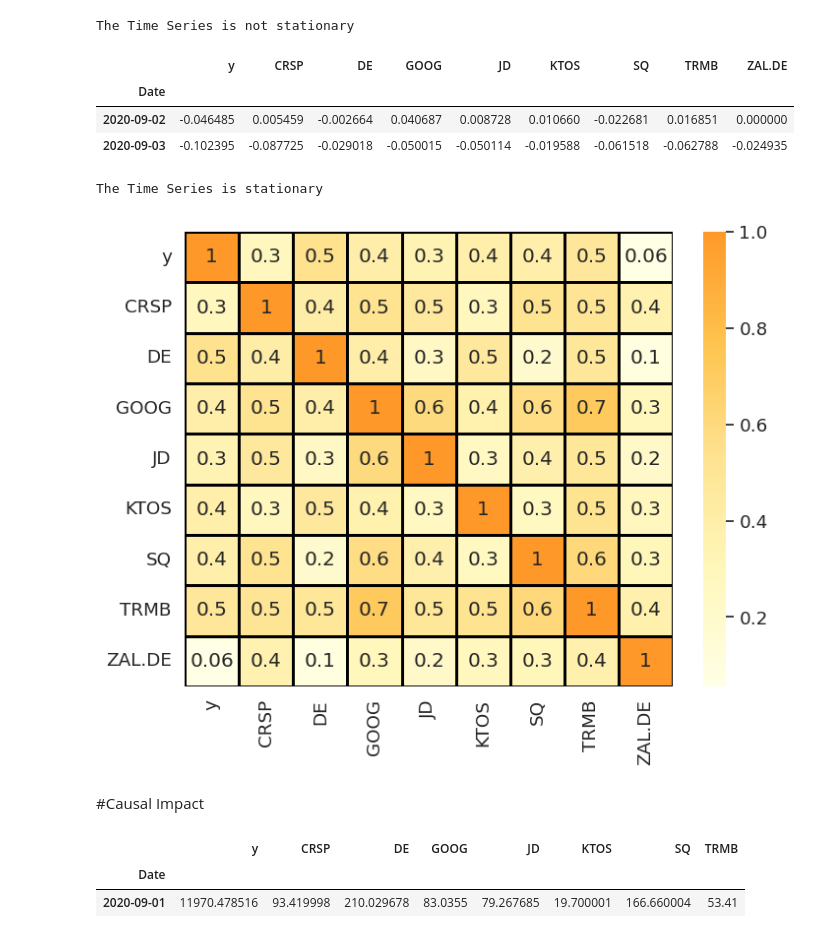
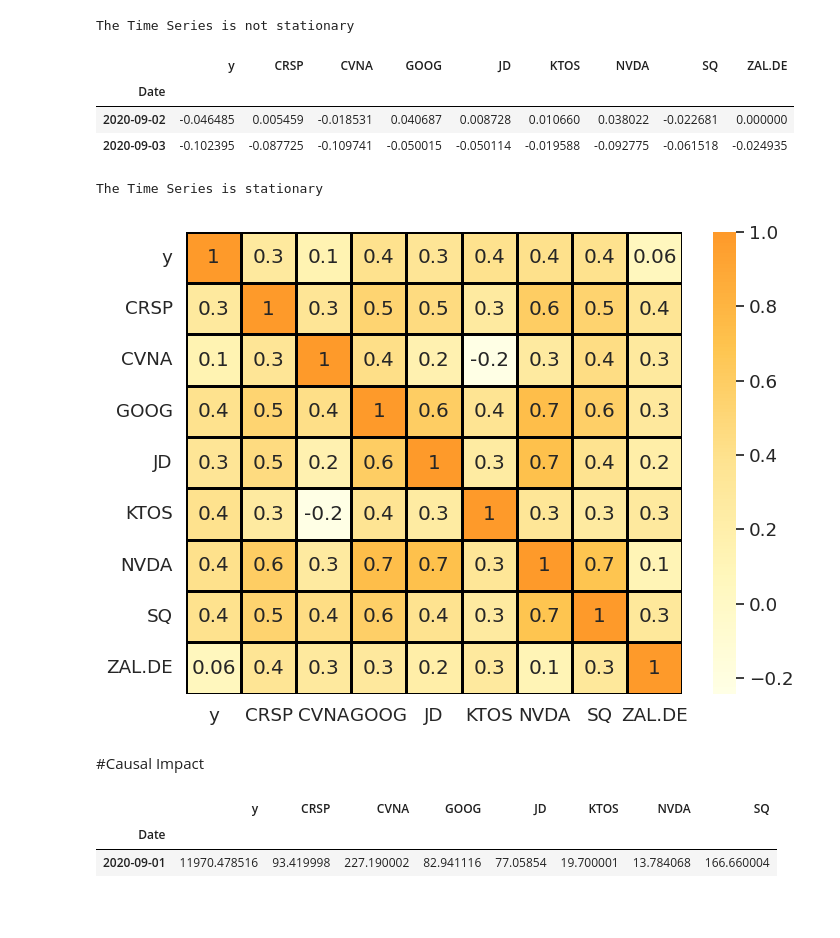
Before and after one commit to jcketterer/ztm_econometrics_and_casual_inference, a Jupyter notebook: google_causal_impact/Google_Causal_Impact.ipynb, the cells around one changed output. Drawn from its saved outputs; the diff is of its cells as text; code cells hidden in the pictures; blank space fills up the shorter version.

```diff
--- a/google_causal_impact/Google_Causal_Impact.ipynb
+++ b/google_causal_impact/Google_Causal_Impact.ipynb
@@ -36,7 +33,7 @@ Date
 Name: y, dtype: float64
 # %%
 #Load more stock data
-stocks = ["ZAL.DE", "SQ", "CRSP", "TRMB", "JD", "DE", "KTOS", "GOOG"]
+stocks = ["NVDA", "SQ", "CRSP", "CVNA", "JD", "ZAL.DE", "KTOS", "GOOG"]
 X = yf.download(tickers = stocks,
                 start = training_start,
                 end = end_stock,
@@ -114,12 +115,13 @@ else:
 The Time Series is not stationary
 # %%
 #Differencing: subtract or divide
+# df_training.pct_change().dropna()
 differencing = df_training.pct_change().dropna()
 differencing.head(2)
 # %% [output]
-|  | y | CRSP | DE | GOOG | JD | KTOS | SQ | TRMB | ZAL.DE |
+|  | y | CRSP | CVNA | GOOG | JD | KTOS | NVDA | SQ | ZAL.DE |
 | Date |  |  |  |  |  |  |  |  |  |
-| 2020-09-02 | -0.046485 | 0.005459 | -0.002664 | 0.040687 | 0.008728 | 0.010660 | -0.022681 | 0.016851 | 0.000000 |
-| 2020-09-03 | -0.102395 | -0.087725 | -0.029018 | -0.050015 | -0.050114 | -0.019588 | -0.061518 | -0.062788 | -0.024935 |
+| 2020-09-02 | -0.046485 | 0.005459 | -0.018531 | 0.040687 | 0.008728 | 0.010660 | 0.038022 | -0.022681 | 0.000000 |
+| 2020-09-03 | -0.102395 | -0.087725 | -0.109741 | -0.050015 | -0.050114 | -0.019588 | -0.092775 | -0.061518 | -0.024935 |
 # %%
 #Stationarity
@@ -136,26 +137,26 @@ The Time Series is stationary
 # %%
 #Correlation Matrix
 plt.figure(figsize = (8,6))
-sns.set(font_scale = 1.2)
+sns.set_theme(font_scale = 1.2)
 sns.heatmap(differencing.corr(),
             annot = True,
             fmt = '.1g',
             cmap = 'YlOrBr',
             center =  True,
             linewidth = 1,
             linecolor = 'black')
 plt.show()
 # %% [output]
-[figure, old version]
+[figure, new version]
 # %% [markdown]
 #Causal Impact
 # %%
 df_final = df.drop(columns = ["ZAL.DE"])
 df_final.head(1)
 # %% [output]
-|  | y | CRSP | DE | GOOG | JD | KTOS | SQ | TRMB |
+|  | y | CRSP | CVNA | GOOG | JD | KTOS | NVDA | SQ |
 | Date |  |  |  |  |  |  |  |  |
-| 2020-09-01 | 11970.478516 | 93.419998 | 210.029678 | 83.0355 | 79.267685 | 19.700001 | 166.660004 | 53.41 |
+| 2020-09-01 | 11970.478516 | 93.419998 | 227.190002 | 82.941116 | 77.05854 | 19.700001 | 13.784068 | 166.660004 |
 # %%
 #Pre and post period
 pre_period = [training_start, training_end]
```
Also changed, not shown: parts of 13 cells of this notebook, 2 other files.
